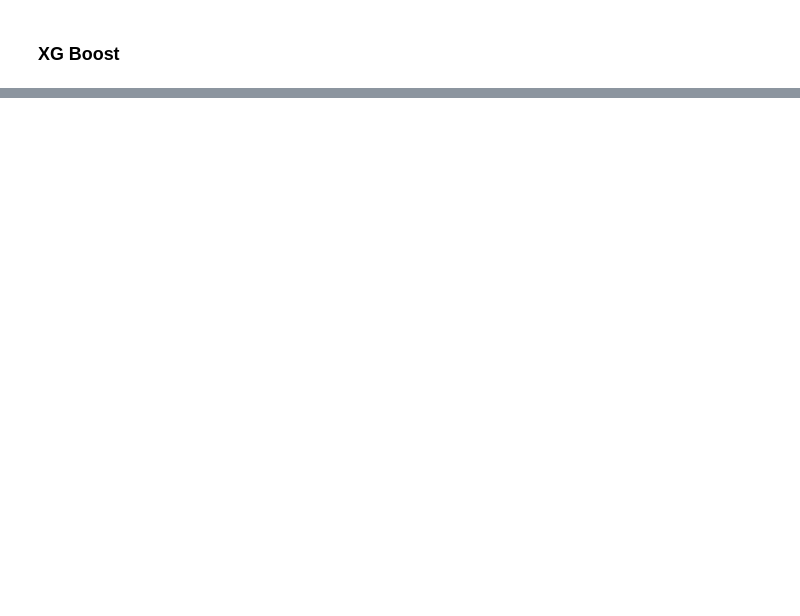
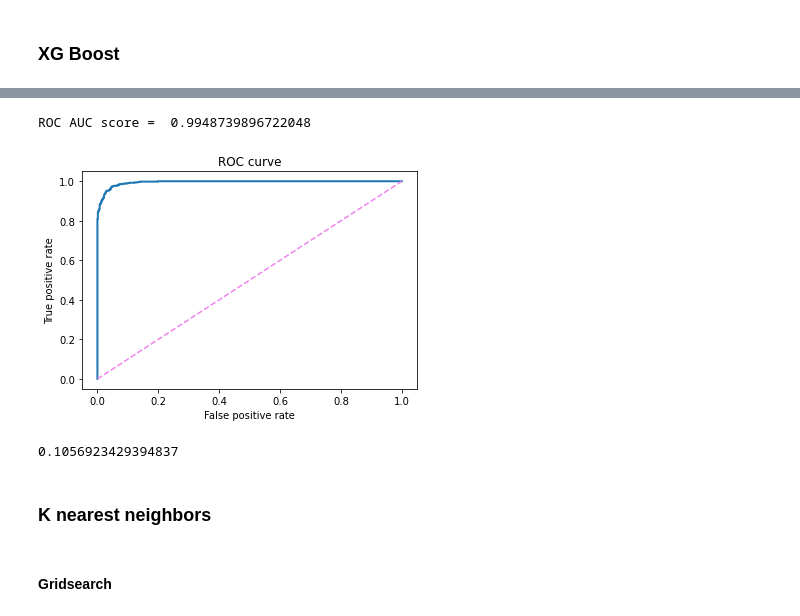
Before and after one commit to mkschoi/project3_mutualfundperf, a Jupyter notebook: Notebooks/project3_modeling.ipynb, the cells around one changed output, grey strips where cells are left out. Saved outputs shown, nothing was run; the diff lists cells and outputs as text; code cells hidden in the pictures; blank space fills up the shorter version.

```diff
--- a/Notebooks/project3_modeling.ipynb
+++ b/Notebooks/project3_modeling.ipynb
@@ -630,0 +811,6 @@ ROC AUC score =  0.6155464189492591
+# %%
+param_grid2_log = {'penalty': ['l1','l2'], 'C': [10, 100, 1000, 2000]}
+# %%
+grid2_log = GridSearchCV(LogisticRegression(),param_grid2_log,refit=True,n_jobs=-1,verbose=2)
+# %%
+grid2_log.fit(X_train_2_scaled,y_train_2)
@@ -630,0 +852,24 @@ ROC AUC score =  0.6155464189492591
+# %%
+grid2_pred_proba_log = grid2_log.predict_proba(X_test_2_scaled)[:,1]
+fpr, tpr, thresoholds = roc_curve(y_test_2, grid2_pred_proba_log)
+# %%
+plt.plot(fpr, tpr,lw=2)
+plt.plot([0,1],[0,1],c='violet',ls='--')
+plt.xlim([-0.05,1.05])
+plt.ylim([-0.05,1.05])
+
+plt.xlabel('False positive rate')
+plt.ylabel('True positive rate')
+plt.title('ROC curve');
+print("ROC AUC score = ", roc_auc_score(y_test_2, grid2_pred_proba_log))
+# %% [output]
+ROC AUC score =  0.9948739896722048
+[figure, added]
+# %%
+log_loss(y_test_2, grid2_log.predict_proba(X_test_2_scaled))
+# %% [output]
+0.1056923429394837
+# %% [markdown]
+### K nearest neighbors
+# %% [markdown]
+#### Gridsearch
```
Also changed, not shown: parts of 190 cells of this notebook, 5 other files.
